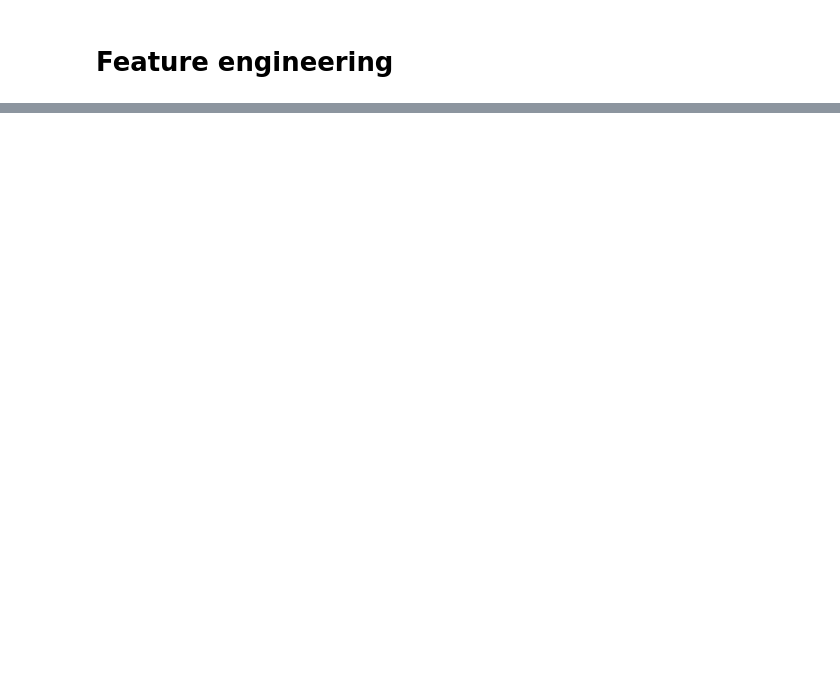
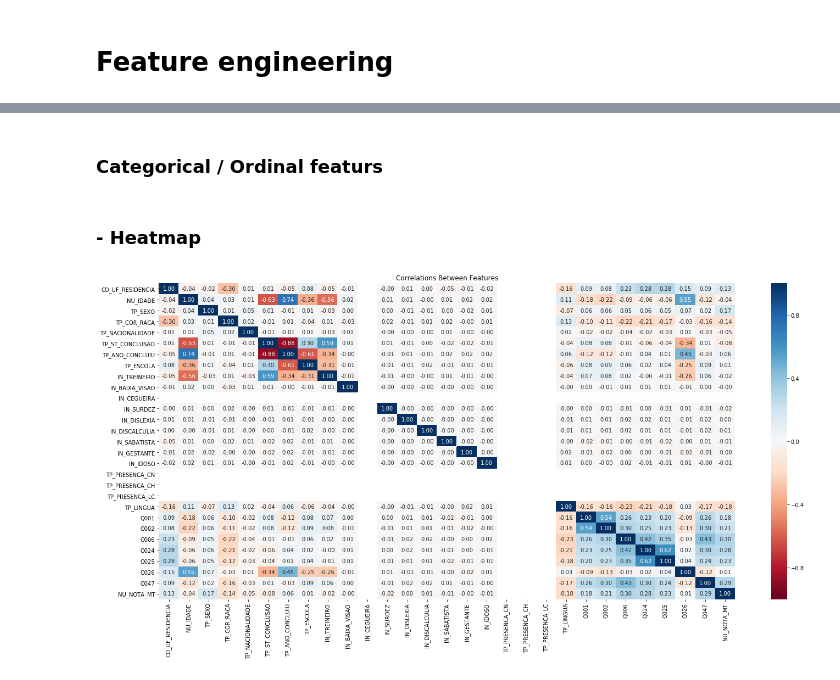
Before and after one commit to jmcabreira-zz/Data-Science-Projects, a Jupyter notebook: Student_grade_prediction_ENEM/Student_grade_prediction.ipynb, the cells around one changed output, grey strips where cells are left out. Saved outputs shown, nothing was run; the diff lists cells and outputs as text; code cells hidden in the pictures; blank space fills up the shorter version.

Commit message:
feat: Introduce feature selection and categorical feature analysis

```diff
--- a/Student_grade_prediction_ENEM/Student_grade_prediction.ipynb
+++ b/Student_grade_prediction_ENEM/Student_grade_prediction.ipynb
@@ -347,0 +325,4 @@ Now we have to encode all those categorical/ordinal featues.
+# %%
+# Drop codes and residence id
+drop_code = ['CO_PROVA_CN','CO_PROVA_CH','CO_PROVA_LC','CO_PROVA_MT','SG_UF_RESIDENCIA']
+x_train.drop(drop_code , axis = 1, inplace = True)
@@ -370,0 +377,3 @@ from utils import feature_engineering_encode
+# %%
+#wage groups
+x_train.Q006 = x_train.Q006.apply(family_income)
@@ -370,0 +398,7 @@ from utils import feature_engineering_encode
+# %%
+# Only float
+df_float = df_dummies.select_dtypes(include=['float'])
+
+math_grade = df_dummies.NU_NOTA_MT
+
+df_float.head()
@@ -370,0 +412,5 @@ from utils import feature_engineering_encode
+# %%
+# Only int (categorical/ordinal)
+df_int = df_dummies.select_dtypes(include=['int'])
+df_int['NU_NOTA_MT'] = math_grade
+df_int.head()
@@ -370,0 +424,23 @@ from utils import feature_engineering_encode
+# %% [markdown]
+### Categorical / Ordinal featurs
+# %% [markdown]
+### - Heatmap
+# %%
+# Use Spearman instead of default Pearson, since we are working with
+# ordinal variables!
+corr_matrix = df_int.corr(method='spearman')
+
+# Setup
+fig, ax = plt.subplots(figsize=(20, 10))
+
+# vmin and vmax control the range of the colormap
+sns.heatmap(corr_matrix, cmap='RdBu', annot=True, fmt='.2f',
+           vmin=-1, vmax=1)
+
+plt.title("Correlations Between Features")
+
+# Add tight_layout to ensure the labels don't get cut off
+plt.tight_layout()
+plt.show()
+# %% [output]
+[figure, added]
```
Also changed, not shown: parts of 123 cells of this notebook.
